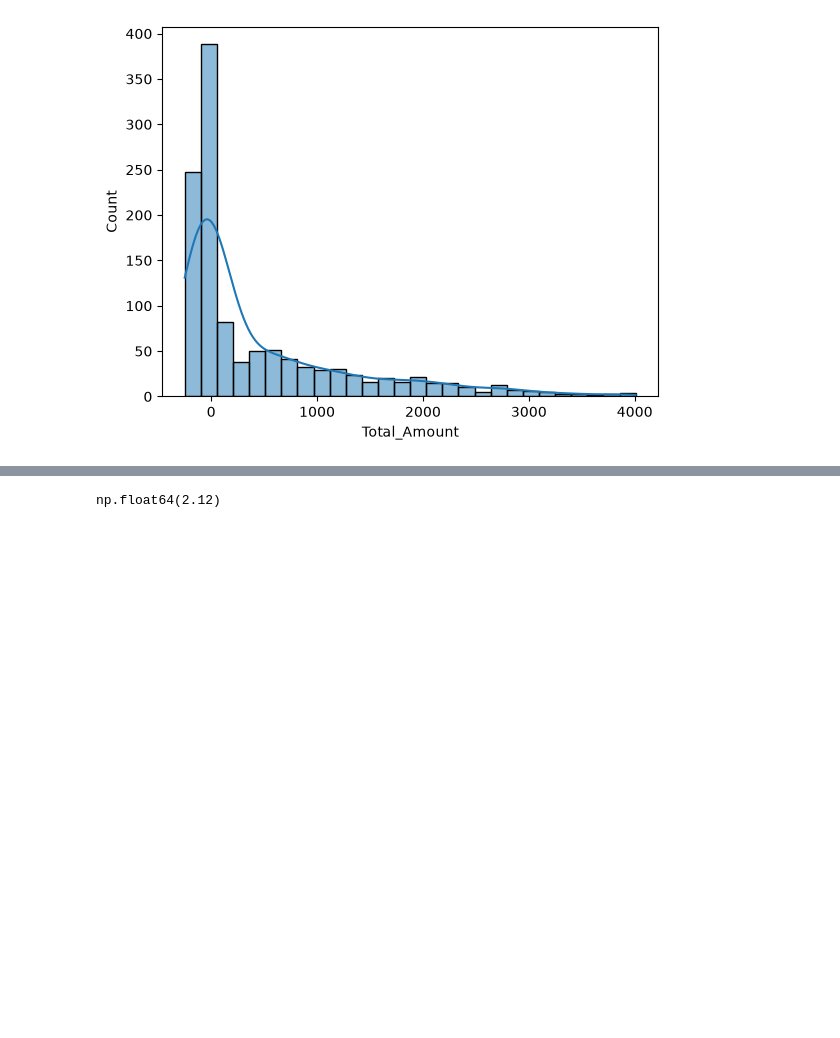
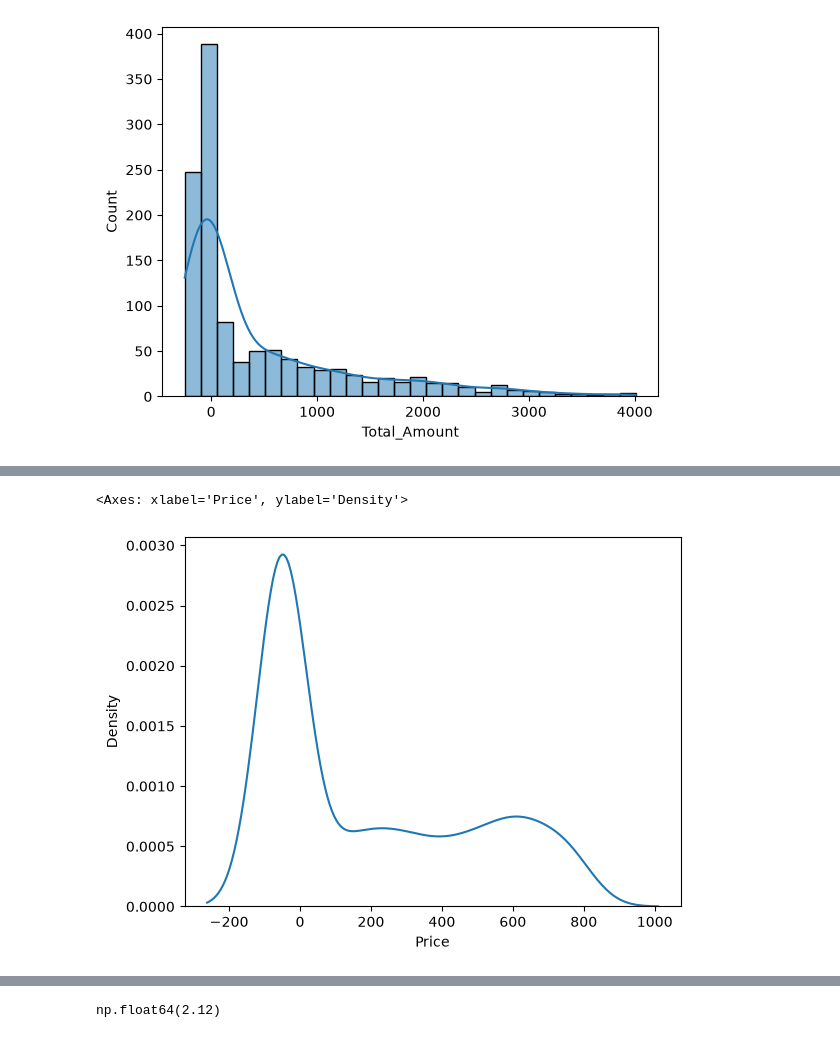
Before and after one commit to Somanath-Code/ResturantAnalysis, a Jupyter notebook: Resturant_Analysis.ipynb, the cells around one changed output, grey strips where cells are left out. Drawn from its saved outputs; the diff is of its cells as text; code cells hidden in the pictures; blank space fills up the shorter version.

```diff
--- a/Resturant_Analysis.ipynb
+++ b/Resturant_Analysis.ipynb
@@ -261 +275,4 @@ Total_Amount     1.745038
 dtype: float64
+# %%
+df["Discount"].fillna(0,inplace=True)
+df["Discount"].value_counts()
@@ -261,0 +287,3 @@ dtype: float64
+# %%
+df["Delivery_Fee"].fillna(0,inplace=True)
+df["Delivery_Fee"].value_counts()
@@ -261,0 +296,3 @@ dtype: float64
+# %%
+df["Tip"].fillna(0,inplace=True)
+df["Tip"].value_counts()
@@ -331,0 +378,3 @@ np.float64(37.61)
+# %%
+invalid_Amount = df[df["Total_Amount"] <= 0]
+invalid_Amount.shape[0]
@@ -331,0 +461,5 @@ np.float64(37.61)
+# %%
+sns.kdeplot(df["Price"]) # ohh here the problem is some products prices arstored in - and its a data entry error
+# %% [output]
+<Axes: xlabel='Price', ylabel='Density'>
+[figure, added]
```
Also changed, not shown: parts of 83 cells of this notebook.
